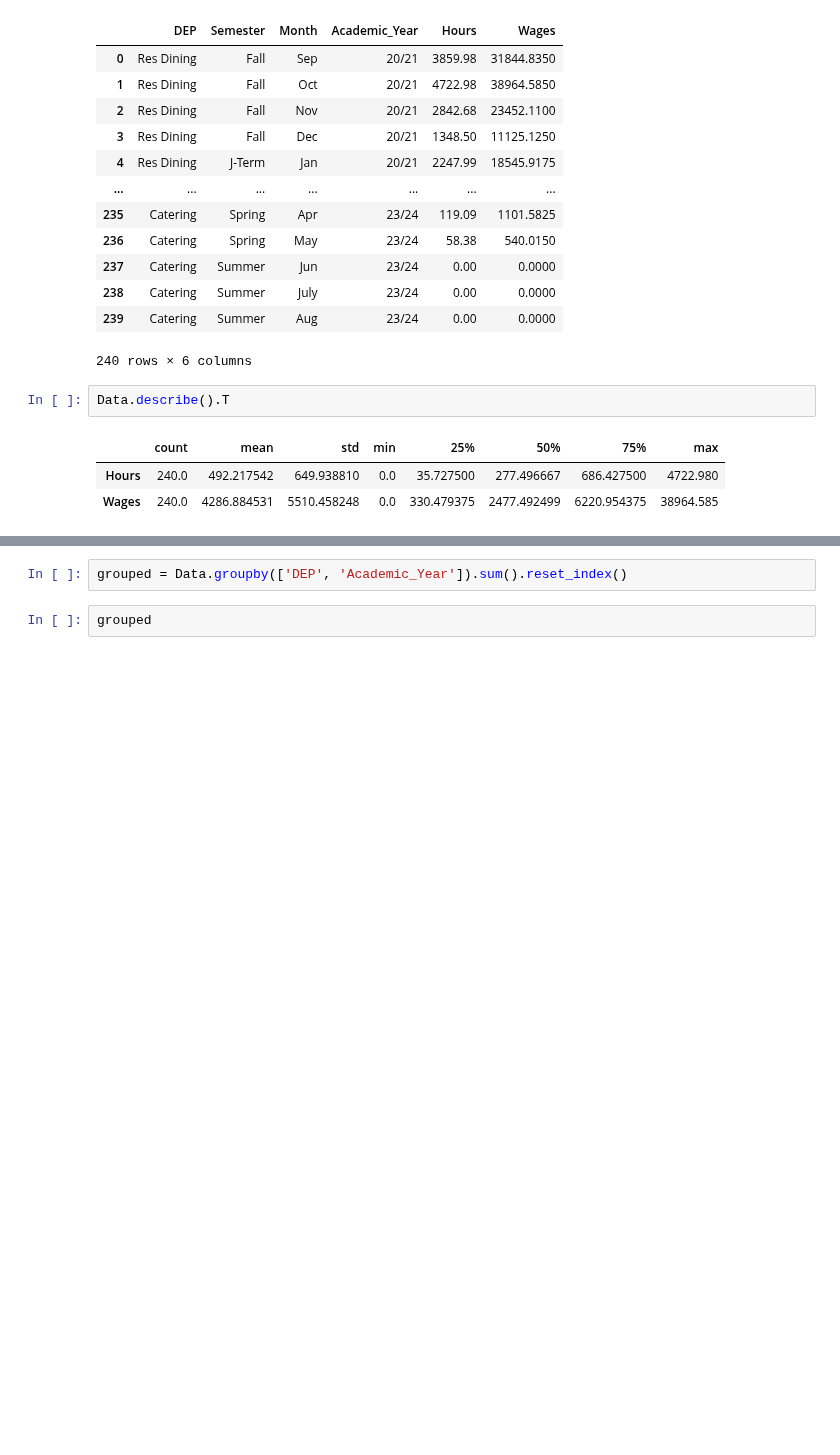
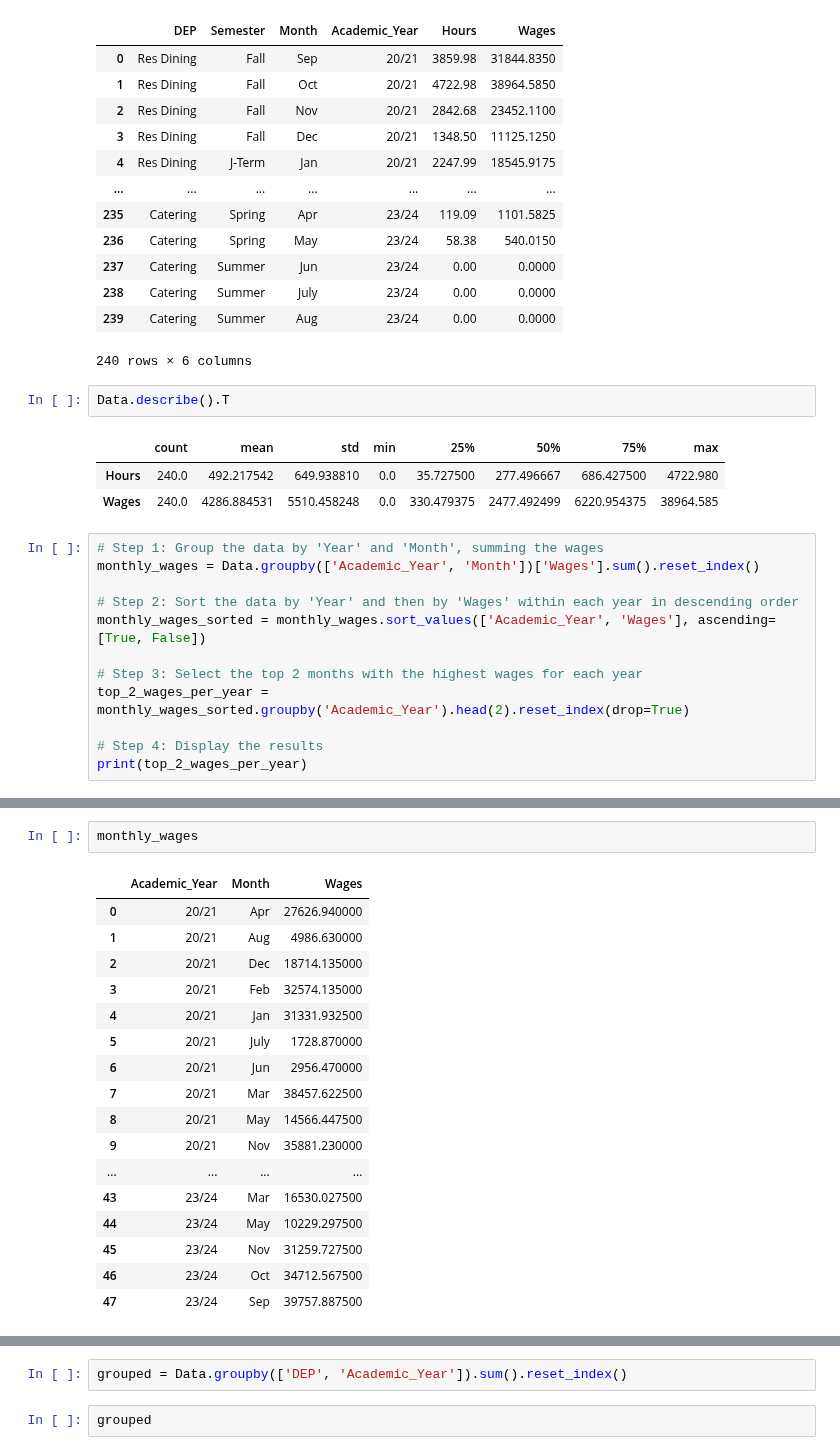
Before and after one commit to warrmu01/Hours-Analysis, a Jupyter notebook: DailyHours.ipynb, the cells around one changed output, grey strips where cells are left out. Saved outputs shown, nothing was run; the diff lists cells and outputs as text; blank space fills up the shorter version.

Commit message:
added new code for data prediction

```diff
--- a/DailyHours.ipynb
+++ b/DailyHours.ipynb
@@ -93,3 +93,15 @@ Data.describe().T
 |  | count | mean | std | min | 25% | 50% | 75% | max |
 | Hours | 240.0 | 492.217542 | 649.938810 | 0.0 | 35.727500 | 277.496667 | 686.427500 | 4722.980 |
 | Wages | 240.0 | 4286.884531 | 5510.458248 | 0.0 | 330.479375 | 2477.492499 | 6220.954375 | 38964.585 |
+# %%
+# Step 1: Group the data by 'Year' and 'Month', summing the wages
+monthly_wages = Data.groupby(['Academic_Year', 'Month'])['Wages'].sum().reset_index()
+
+# Step 2: Sort the data by 'Year' and then by 'Wages' within each year in descending order
+monthly_wages_sorted = monthly_wages.sort_values(['Academic_Year', 'Wages'], ascending=[True, False])
+
+# Step 3: Select the top 2 months with the highest wages for each year
+top_2_wages_per_year = monthly_wages_sorted.groupby('Academic_Year').head(2).reset_index(drop=True)
+
+# Step 4: Display the results
+print(top_2_wages_per_year)
@@ -95,0 +118,20 @@ Data.describe().T
+# %%
+monthly_wages
+# %% [output]
+|  | Academic_Year | Month | Wages |
+| 0 | 20/21 | Apr | 27626.940000 |
+| 1 | 20/21 | Aug | 4986.630000 |
+| 2 | 20/21 | Dec | 18714.135000 |
+| 3 | 20/21 | Feb | 32574.135000 |
+| 4 | 20/21 | Jan | 31331.932500 |
+| 5 | 20/21 | July | 1728.870000 |
+| 6 | 20/21 | Jun | 2956.470000 |
+| 7 | 20/21 | Mar | 38457.622500 |
+| 8 | 20/21 | May | 14566.447500 |
+| 9 | 20/21 | Nov | 35881.230000 |
+| ... | ... | ... | ... |
+| 43 | 23/24 | Mar | 16530.027500 |
+| 44 | 23/24 | May | 10229.297500 |
+| 45 | 23/24 | Nov | 31259.727500 |
+| 46 | 23/24 | Oct | 34712.567500 |
+| 47 | 23/24 | Sep | 39757.887500 |
```
Also changed, not shown: parts of 2 cells of this notebook, 2 other files.
